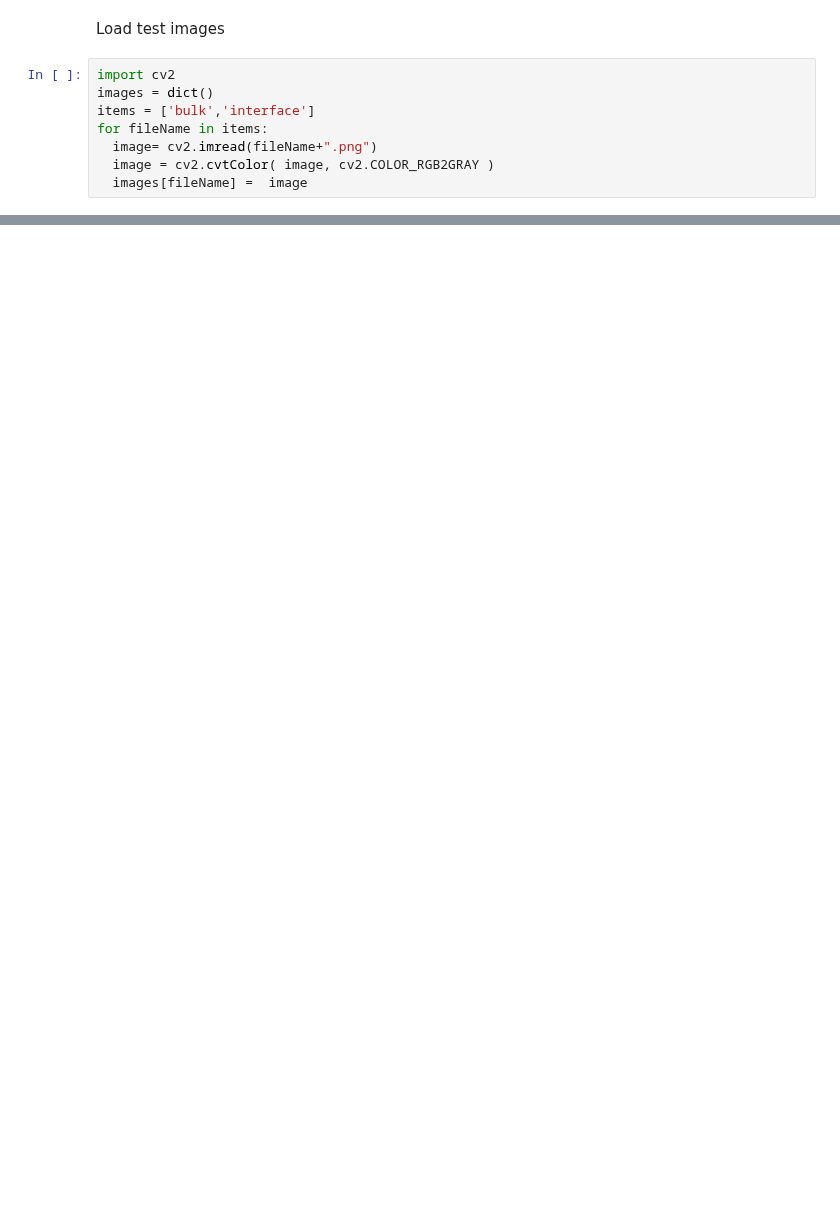
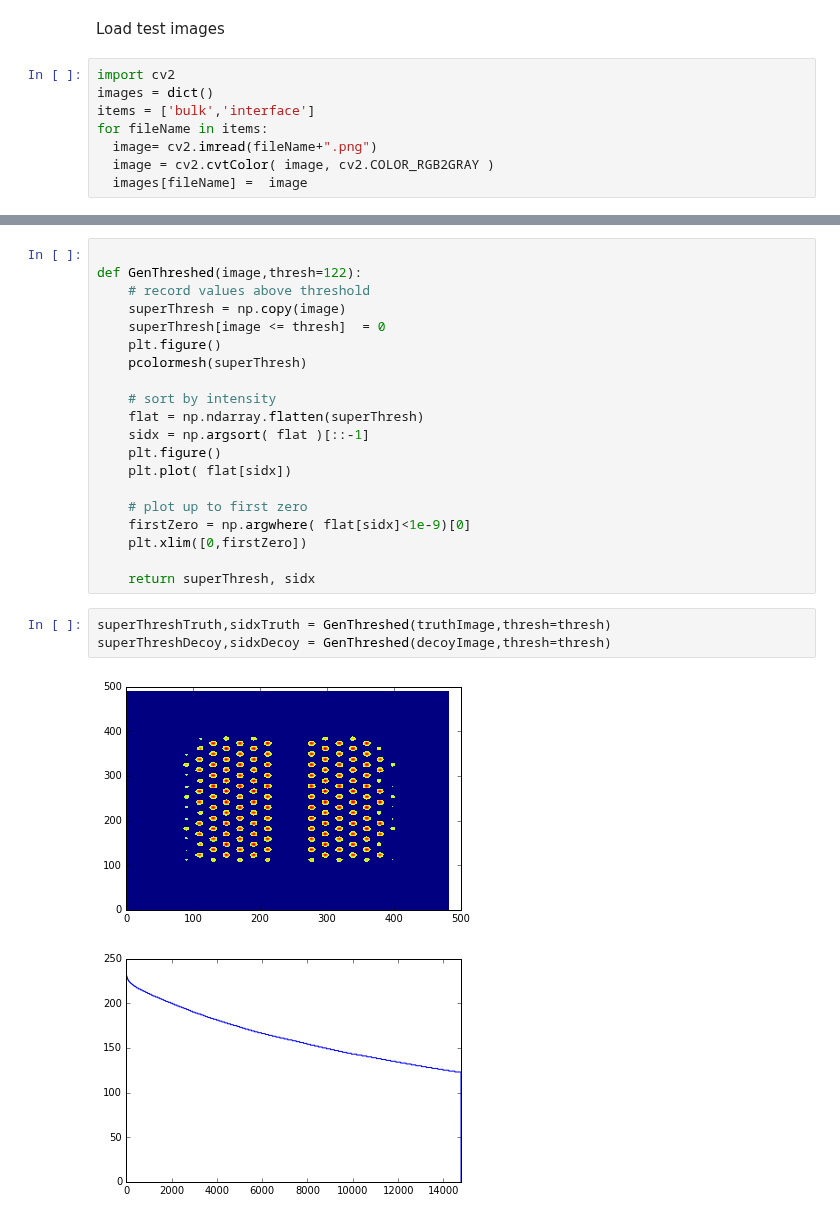
Before and after one commit to huskeypm/sparkdetection, a Jupyter notebook: roc/roc.ipynb, the cells around one changed output, grey strips where cells are left out. Drawn from its saved outputs; the diff is of its cells as text; blank space fills up the shorter version.

```diff
--- a/roc/roc.ipynb
+++ b/roc/roc.ipynb
@@ -26,0 +47,26 @@ pcolormesh(superThresh)
+# %%
+
+def GenThreshed(image,thresh=122):
+    # record values above threshold
+    superThresh = np.copy(image)
+    superThresh[image <= thresh]  = 0
+    plt.figure()
+    pcolormesh(superThresh)
+
+    # sort by intensity
+    flat = np.ndarray.flatten(superThresh)
+    sidx = np.argsort( flat )[::-1]
+    plt.figure()
+    plt.plot( flat[sidx])
+
+    # plot up to first zero
+    firstZero = np.argwhere( flat[sidx]<1e-9)[0]
+    plt.xlim([0,firstZero])
+
+    return superThresh, sidx
+# %%
+superThreshTruth,sidxTruth = GenThreshed(truthImage,thresh=thresh)
+superThreshDecoy,sidxDecoy = GenThreshed(decoyImage,thresh=thresh)
+# %% [output]
+[figure, added]
+[figure, added]
```
Also changed, not shown: parts of 23 cells of this notebook, 2 other files.
